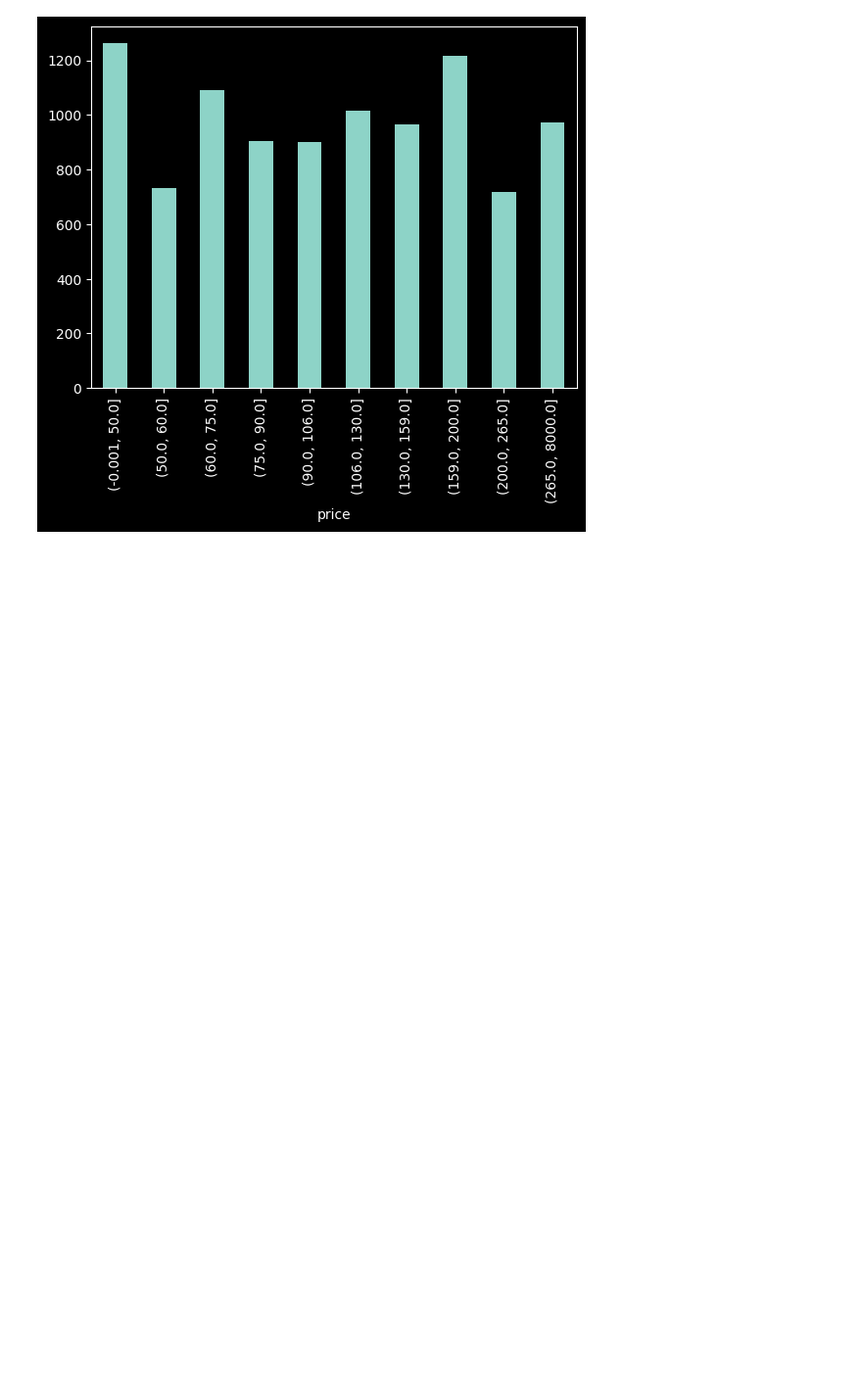
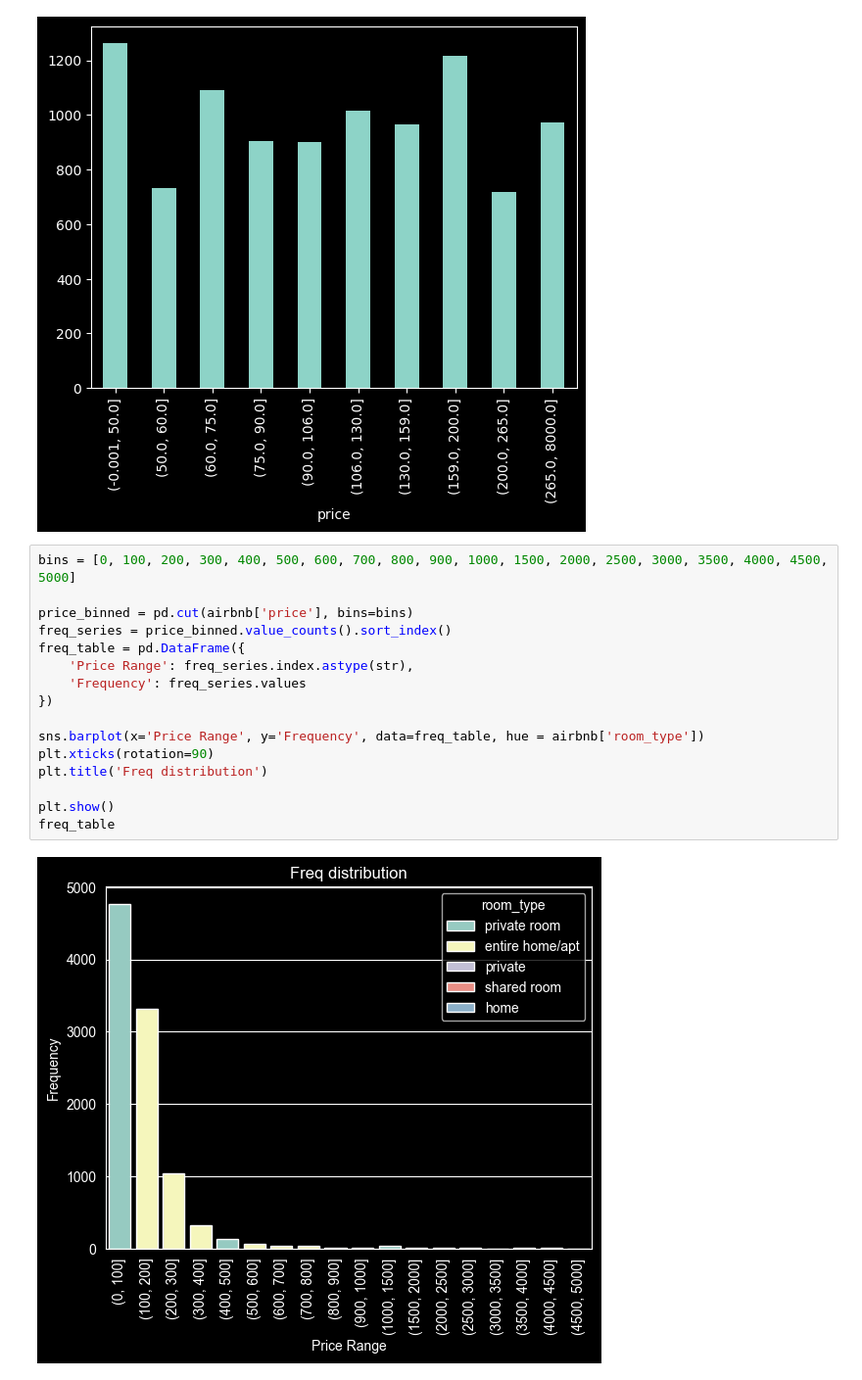
Before and after one commit to hubert21377/Data_Analysis_Workshops, a Jupyter notebook: zad1.ipynb, the cells around one changed output. Shown at 98% size. Drawn from its saved outputs; the diff is of its cells as text; blank space fills up the shorter version.

```diff
--- a/zad1.ipynb
+++ b/zad1.ipynb
@@ -65,3 +65,21 @@ price_qcut.value_counts().sort_index().plot(kind='bar')
 # %% [output]
 <Axes: xlabel='price'>
 [figure]
+# %%
+bins = [0, 100, 200, 300, 400, 500, 600, 700, 800, 900, 1000, 1500, 2000, 2500, 3000, 3500, 4000, 4500, 5000]
+
+price_binned = pd.cut(airbnb['price'], bins=bins)
+freq_series = price_binned.value_counts().sort_index()
+freq_table = pd.DataFrame({
+    'Price Range': freq_series.index.astype(str),
+    'Frequency': freq_series.values
+})
+
+sns.barplot(x='Price Range', y='Frequency', data=freq_table, hue = airbnb['room_type'])
+plt.xticks(rotation=90)
+plt.title('Freq distribution')
+
+plt.show()
+freq_table
+# %% [output]
+[figure, added]
```
Also changed, not shown: parts of 4 cells of this notebook.
